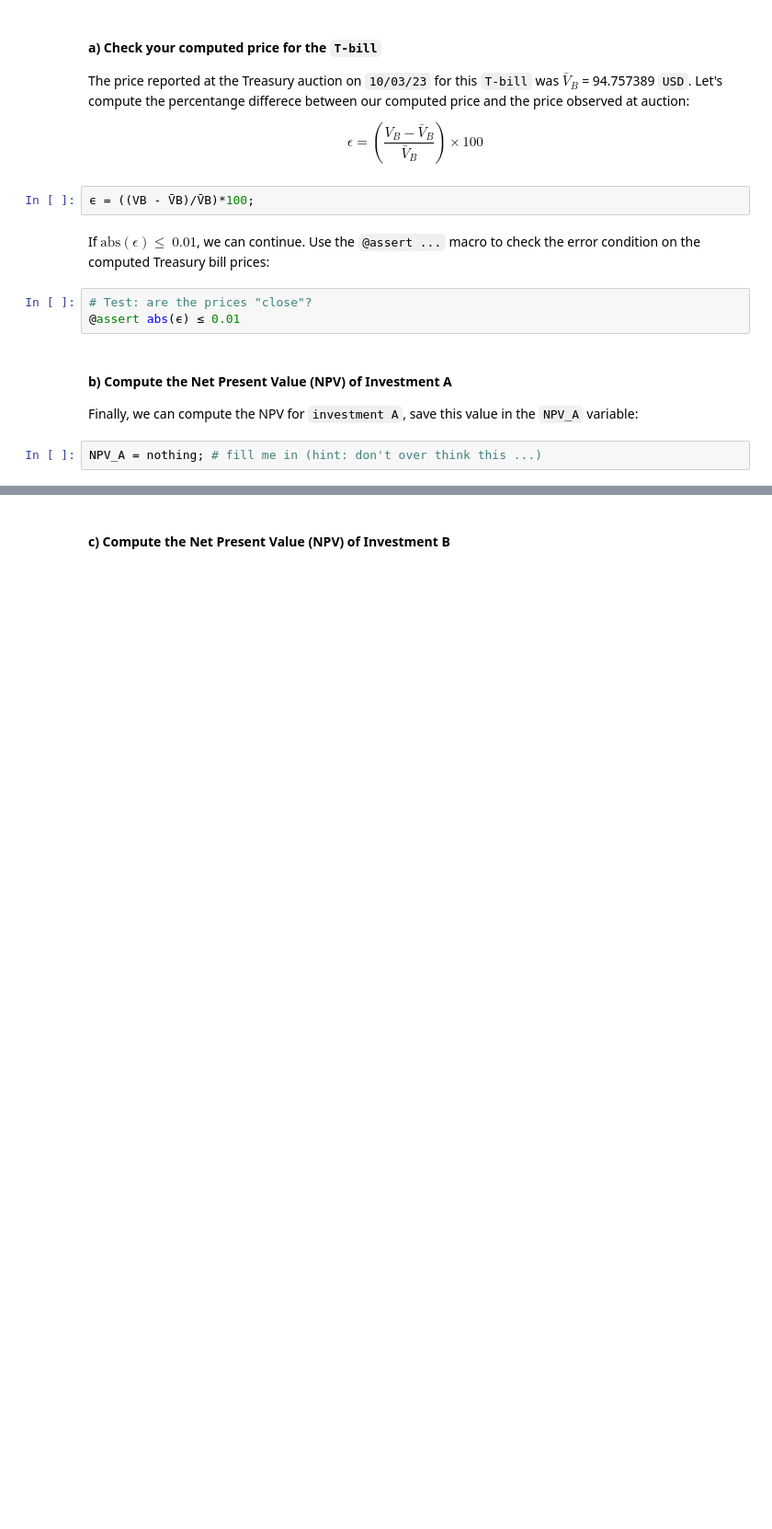
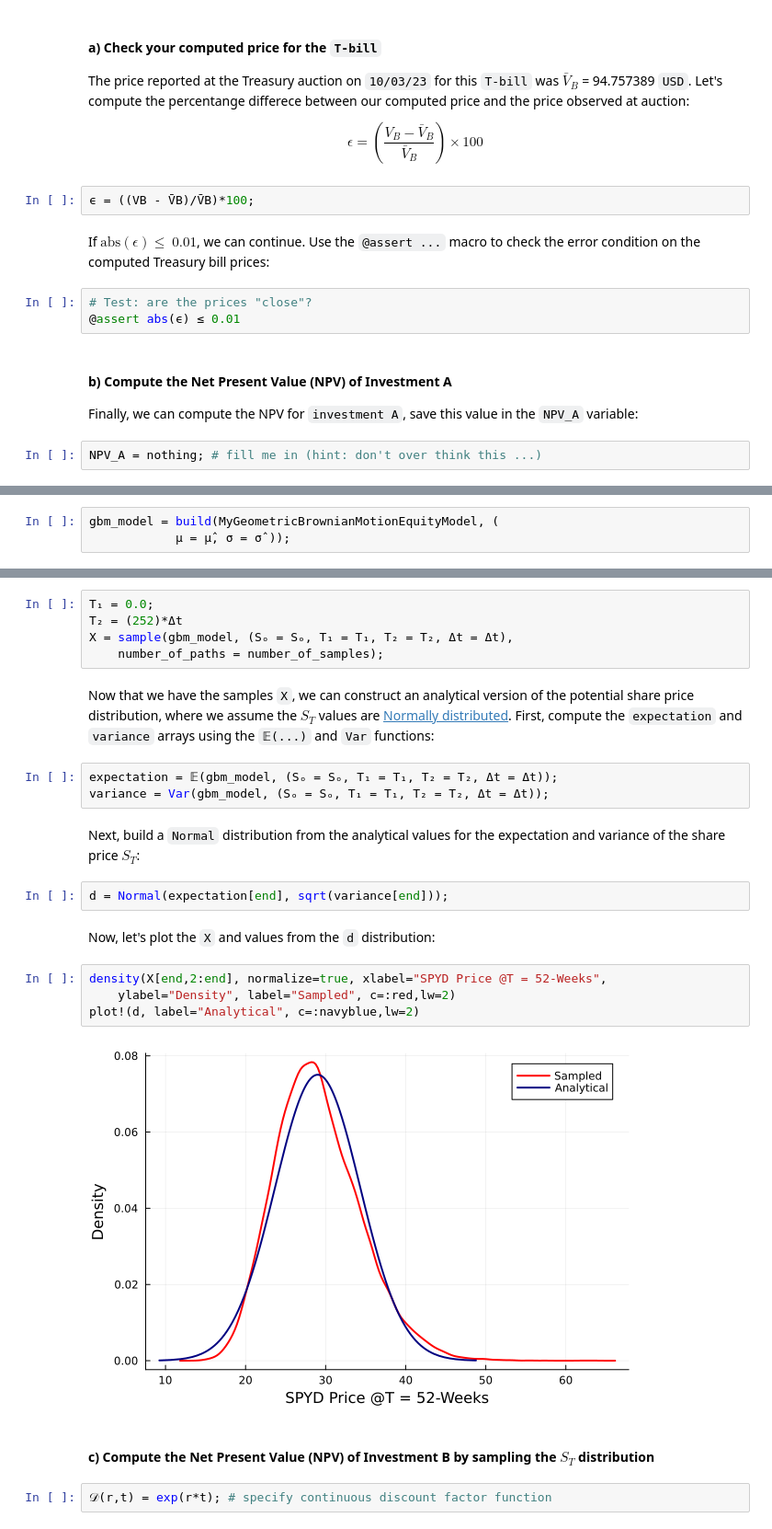
Before and after one commit to varnerlab/CHEME-5660-Take-Home-Prelim-2-Fall-2023, a Jupyter notebook: CHEME-5660-THP2-Fall-2023.ipynb, the cells around one changed output, grey strips where cells are left out. Shown at 92% size. Saved outputs shown, nothing was run; the diff lists cells and outputs as text; blank space fills up the shorter version.

```diff
--- a/CHEME-5660-THP2-Fall-2023.ipynb
+++ b/CHEME-5660-THP2-Fall-2023.ipynb
@@ -92,0 +140,3 @@ dataset = MySPYDDataSet();
+# %%
+gbm_model = build(MyGeometricBrownianMotionEquityModel, (
+            μ = μ̂, σ = σ̂ ));
@@ -93,2 +145,26 @@ dataset = MySPYDDataSet();
+# %%
+T₁ = 0.0;
+T₂ = (252)*Δt
+X = sample(gbm_model, (Sₒ = Sₒ, T₁ = T₁, T₂ = T₂, Δt = Δt),
+    number_of_paths = number_of_samples);
+# %% [markdown]
+Now that we have the samples `X`, we can construct an analytical version of the potential share price distribution, where we assume the $S_{T}$ values are [Normally distributed](https://en.wikipedia.org/wiki/Normal_distribution). First, compute the `expectation` and `variance` arrays using the `𝔼(...)` and `Var` functions:
+# %%
+expectation = 𝔼(gbm_model, (Sₒ = Sₒ, T₁ = T₁, T₂ = T₂, Δt = Δt));
+variance = Var(gbm_model, (Sₒ = Sₒ, T₁ = T₁, T₂ = T₂, Δt = Δt));
+# %% [markdown]
+Next, build a `Normal` distribution from the analytical values for the expectation and variance of the share price $S_{T}$:
+# %%
+d = Normal(expectation[end], sqrt(variance[end]));
+# %% [markdown]
+Now, let's plot the `X` and values from the `d` distribution:
+# %%
+density(X[end,2:end], normalize=true, xlabel="SPYD Price @T = 52-Weeks",
+    ylabel="Density", label="Sampled", c=:red,lw=2)
+plot!(d, label="Analytical", c=:navyblue,lw=2)
+# %% [output]
+[figure, added]
 # %% [markdown]
-#### c) Compute the Net Present Value (NPV) of Investment B
+#### c) Compute the Net Present Value (NPV) of Investment B by sampling the $S_{T}$ distribution
+# %%
+𝒟(r,t) = exp(r*t); # specify continuous discount factor function
```
Also changed, not shown: parts of 12 cells of this notebook.
